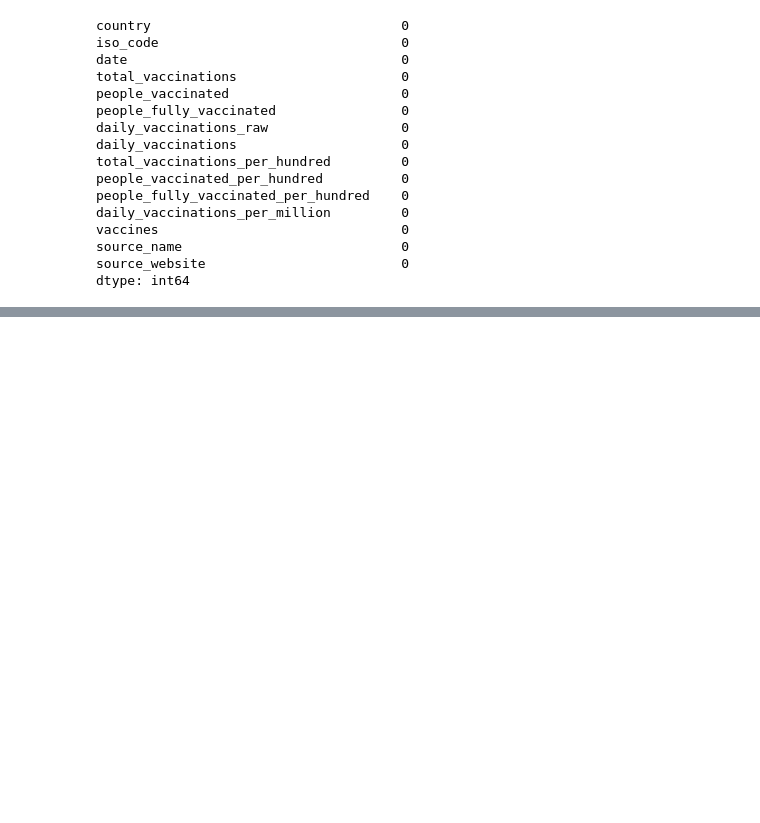
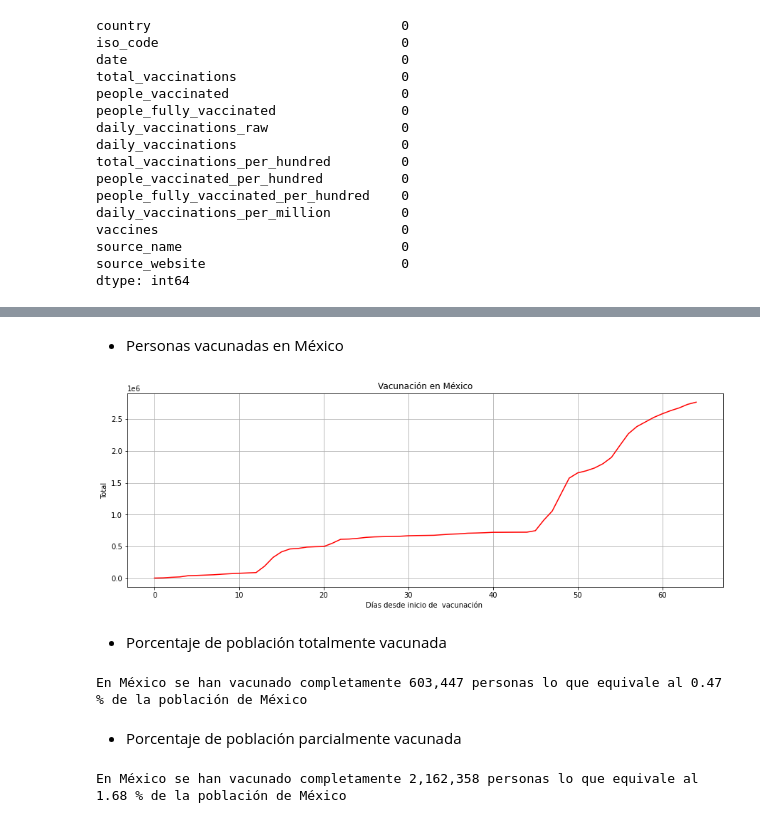
Before and after one commit to dapariciom/BEDU-procesamiento-de-datos-con-python-proyecto, a Jupyter notebook: Proyecto_Vacunas.ipynb, the cells around one changed output, grey strips where cells are left out. Drawn from its saved outputs; the diff is of its cells as text; code cells hidden in the pictures; blank space fills up the shorter version.

```diff
--- a/Proyecto_Vacunas.ipynb
+++ b/Proyecto_Vacunas.ipynb
@@ -75,4 +92,4 @@ Lectura de datos
 # %%
 csv_file = 'country_vaccinations.csv'
 df = pd.read_csv(f'/content/drive/MyDrive/Proyecto/BEDU-procesamiento-de-datos-con-python-proyecto/{csv_file}', engine='python')
-df
+df2 = df.copy()
@@ -184,7 +200,7 @@ daily_vaccinations_plot_bars(top_10_daily_vaccinations)
 PARA MÉXICO
 # %%
 #FILTRAMOS DATOS DE MEXICO
-df_mexico = df[df["country"] == "Mexico"]
+df_mexico = df2[df2["country"] == "Mexico"]
 df_mexico
 # %% [output]
 |  | country | iso_code | date | total_vaccinations | people_vaccinated | people_fully_vaccinated | ... |
@@ -280,3 +312,11 @@ vaccines                               0
 source_name                            0
 source_website                         0
 dtype: int64
+# %%
+diccionario_casting={"total_vaccinations":int,
+                     "people_vaccinated":int,
+                     "people_fully_vaccinated":int,
+                     "daily_vaccinations_raw":int,
+                     "daily_vaccinations":int
+                     }
+df_mexico_filtraNaNs = df_mexico_filtraNaNs.astype(diccionario_casting)
@@ -282,0 +342,36 @@ dtype: int64
+# %% [markdown]
+
+
+*   Personas vacunadas en México
+# %%
+dias = range(len(df_mexico_filtraNaNs["date"]))
+vacunaciones = df_mexico_filtraNaNs["total_vaccinations"]
+plt.figure(figsize=(15,5))
+plt.title('Vacunación en México')
+plt.xlabel('Días desde inicio de  vacunación ')
+plt.ylabel('Total')
+plt.grid(True)
+plt.plot(dias,vacunaciones,'r-')
+plt.show()
+# %% [output]
+[figure, added]
+# %% [markdown]
+
+
+*   Porcentaje de población totalmente vacunada
+# %%
+mexico_people_fully_vaccinated_percentage = df_mexico_filtraNaNs['people_fully_vaccinated_per_hundred'].max()
+mexico_people_fully_vaccinated = df_mexico_filtraNaNs['people_fully_vaccinated'].max()
+print(f'En México se han vacunado completamente {round(mexico_people_fully_vaccinated):,} personas lo que equivale al {mexico_people_fully_vaccinated_percentage} % de la población de México')
+# %% [output]
+En México se han vacunado completamente 603,447 personas lo que equivale al 0.47 % de la población de México
+# %% [markdown]
+
+
+*   Porcentaje de población parcialmente vacunada
+# %%
+mexico_people_vaccinated_percentage = df_mexico_filtraNaNs['people_vaccinated_per_hundred'].max()
+mexico_people_vaccinated = df_mexico_filtraNaNs['people_vaccinated'].max()
+print(f'En México se han vacunado completamente {mexico_people_vaccinated:,} personas lo que equivale al {mexico_people_vaccinated_percentage} % de la población de México')
+# %% [output]
+En México se han vacunado completamente 2,162,358 personas lo que equivale al 1.68 % de la población de México
```
Also changed, not shown: parts of 18 cells of this notebook.
